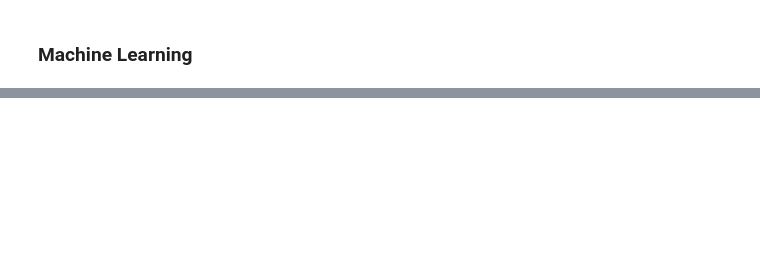
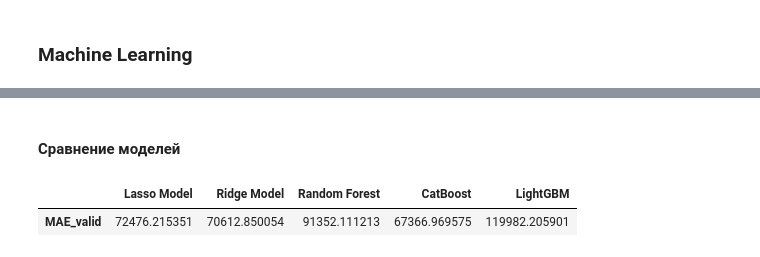
Before and after one commit to PaulSpirin/Bot-on-real-estate-in-Amsterdam, a Jupyter notebook: house_price.ipynb, the cells around one changed output, grey strips where cells are left out. Saved outputs shown, nothing was run; the diff lists cells and outputs as text; code cells hidden in the pictures; blank space fills up the shorter version.

Commit message:
Модели МЛ
Сделал 5 моделей МЛ, нашел лучшие гиперпараметры для них, нашел лучшую модель, проверил на тесте, сравнил с базисной, скачал модель в файл 'real_estate_model.joblib'

```diff
--- a/house_price.ipynb
+++ b/house_price.ipynb
@@ -406,0 +461,3 @@ scorer = make_scorer(mae_score, greater_is_better=False)
+# %%
+# Введем глобальную переменную
+RAND_ST = 1306
@@ -406,0 +677,6 @@ scorer = make_scorer(mae_score, greater_is_better=False)
+# %%
+%%time
+rscv_catboost.fit(X_train, y_train)
+
+print(f'Best CatBoost MAE: {-rscv_catboost.best_score_}')
+print(f'Best CatBoost parameters: {rscv_catboost.best_params_}')
@@ -406,0 +698,29 @@ scorer = make_scorer(mae_score, greater_is_better=False)
+# %%
+# Создание пайплайна с моделью LGBMRegressor
+pipe_lgbm = Pipeline([
+    ('preprocessor', preprocessor),
+    ('regressor', LGBMRegressor(random_state=RAND_ST, n_jobs=-1))
+])
+
+# Задание параметров для поиска с помощью RandomizedSearchCV
+param_dist_lgbm = {
+    'regressor__n_estimators': range(100, 701, 10),
+    'regressor__max_depth': range(2, 12),
+    'regressor__num_leaves': range(15, 25),
+    'regressor__learning_rate': [0.04, 0.05]
+}
+
+# Параметры RandomizedSearch для LGBMRegressor
+rscv_lgb = RandomizedSearchCV(
+    pipe_lgbm,
+    param_dist_lgbm,
+    n_iter=10,
+    error_score='raise',
+    scoring='neg_mean_absolute_error',
+    n_jobs=-1,
+    cv=5,
+    random_state=RAND_ST
+)
+# %%
+%%time
+rscv_lgb.fit(X_train, y_train)
@@ -406,0 +774,12 @@ scorer = make_scorer(mae_score, greater_is_better=False)
+# %% [markdown]
+#### Сравнение моделей
+# %%
+report = pd.DataFrame(columns = ['Lasso Model', 'Ridge Model', 'Random Forest',
+                                 'CatBoost','LightGBM'],
+                      index = ['MAE_valid'])
+report.iloc[0] = [-grid_search_lasso.best_score_, -grid_search_ridge.best_score_,
+                  -rscv_rfr.best_score_, -rscv_catboost.best_score_, -rscv_lgb.best_score_]
+report
+# %% [output]
+|  | Lasso Model | Ridge Model | Random Forest | CatBoost | LightGBM |
+| MAE_valid | 72476.215351 | 70612.850054 | 91352.111213 | 67366.969575 | 119982.205901 |
```
Also changed, not shown: parts of 50 cells of this notebook, 1 other file.
